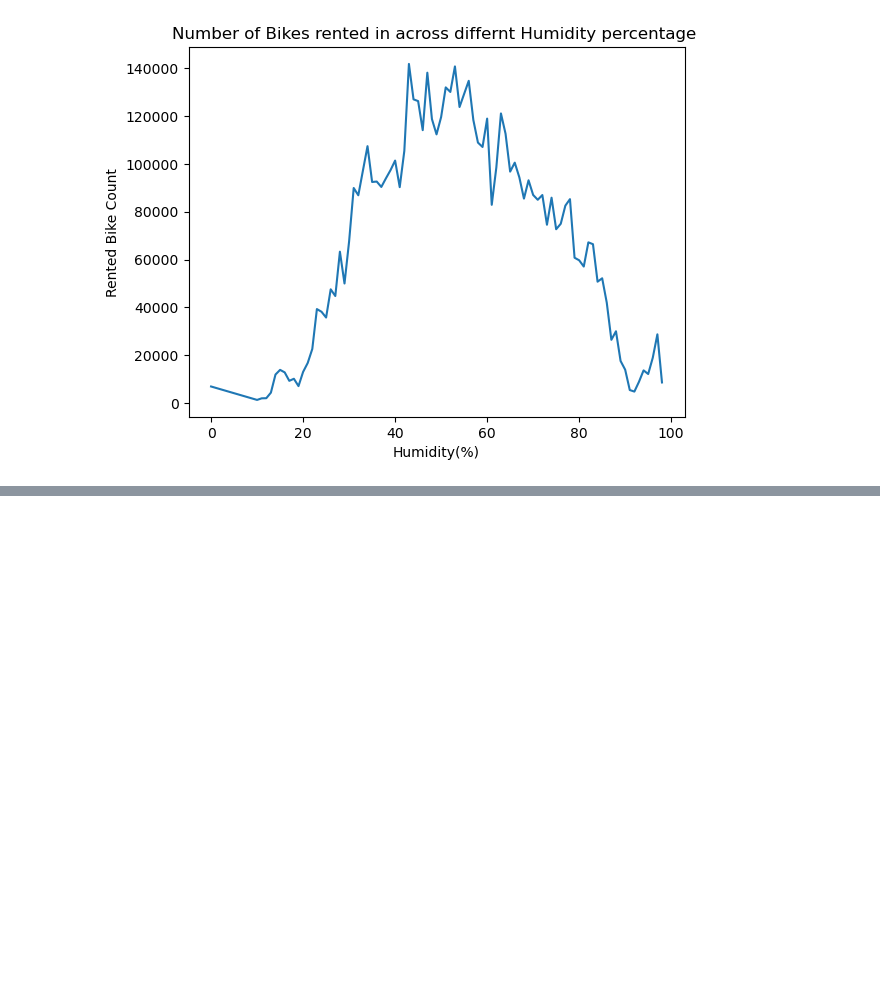
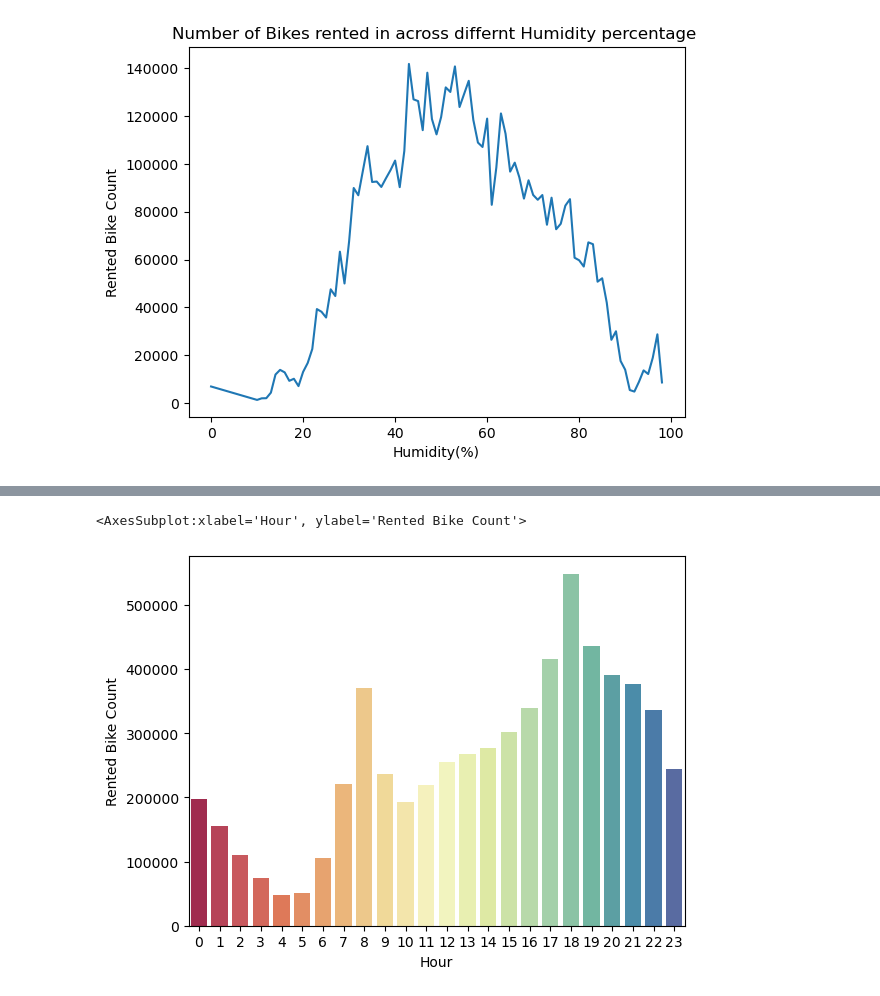
Before and after one commit to vishant750/bike_sharing_demand_prediction, a Jupyter notebook: Bike_sharing_demad_prediction.ipynb, the cells around one changed output, grey strips where cells are left out. Saved outputs shown, nothing was run; the diff lists cells and outputs as text; code cells hidden in the pictures; blank space fills up the shorter version.

```diff
--- a/Bike_sharing_demad_prediction.ipynb
+++ b/Bike_sharing_demad_prediction.ipynb
@@ -276,0 +285,3 @@ Text(0.5, 1.0, 'Number of Bikes rented in across differnt Humidity percentage ')
+# %%
+bike_sharing_hourly=bike_sharing_df.groupby('Hour')['Rented Bike Count'].sum().reset_index()
+bike_sharing_hourly.head()
@@ -276,0 +295,5 @@ Text(0.5, 1.0, 'Number of Bikes rented in across differnt Humidity percentage ')
+# %%
+sns.barplot(data=bike_sharing_hourly,x='Hour',y='Rented Bike Count',palette='Spectral')
+# %% [output]
+<AxesSubplot:xlabel='Hour', ylabel='Rented Bike Count'>
+[figure, added]
```
Also changed, not shown: parts of 16 cells of this notebook.
